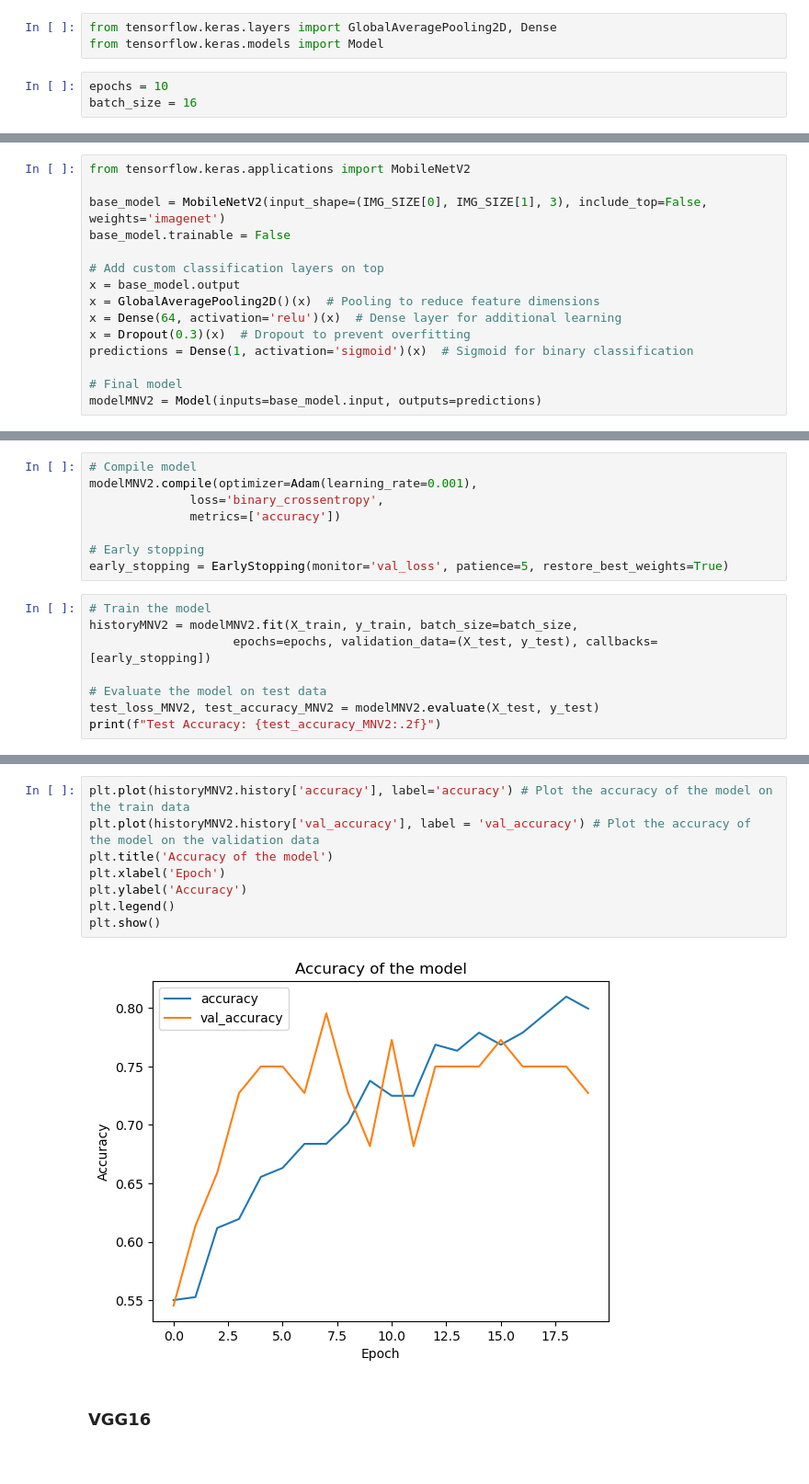
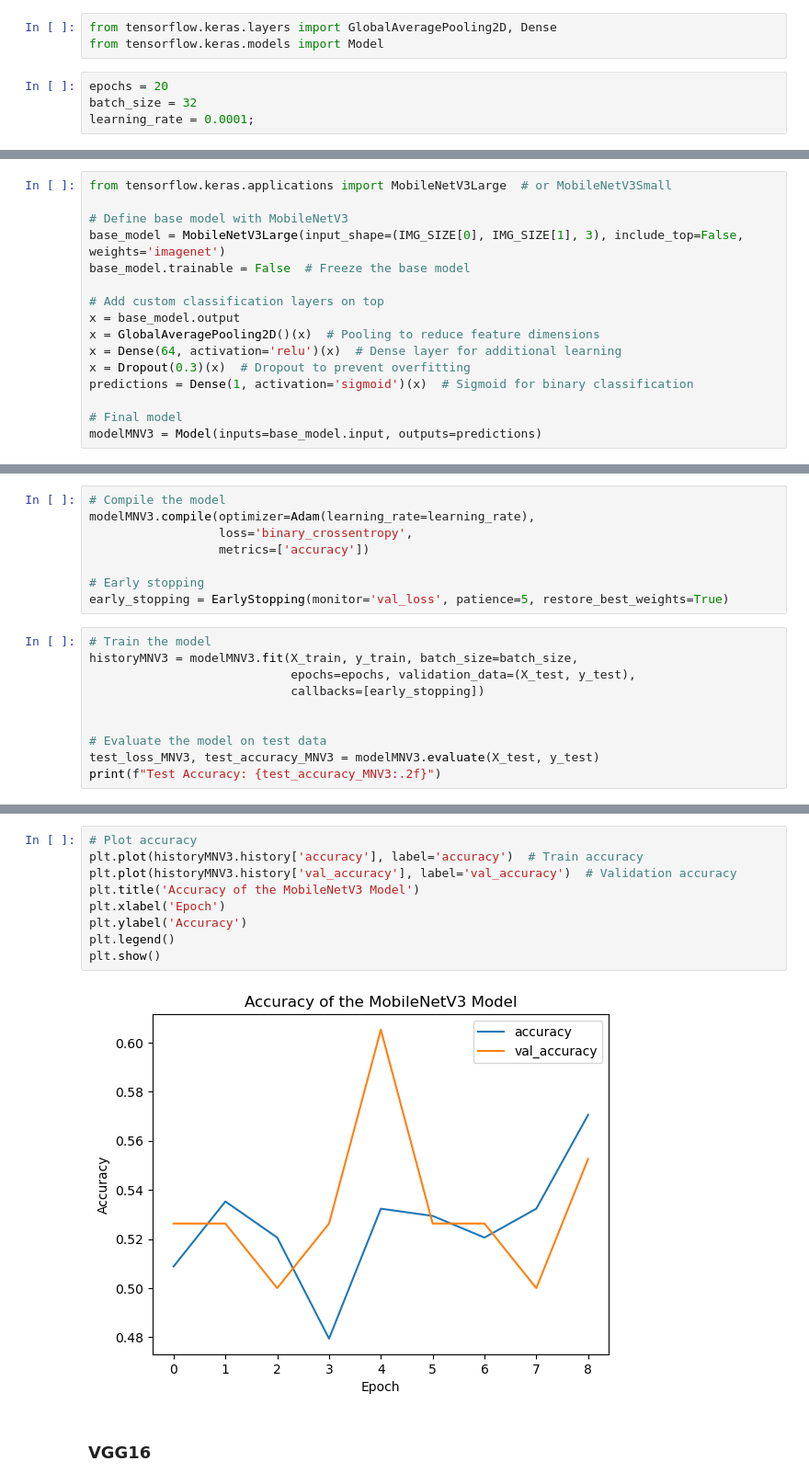
Before and after one commit to NickBres/CoinsRecognition, a Jupyter notebook: alexanderVSjohn.ipynb, the cells around one changed output, grey strips where cells are left out. Shown at 92% size. Cells and saved outputs as stored; diff of their text form.

Commit message:
mobilenet v3

```diff
--- a/alexanderVSjohn.ipynb
+++ b/alexanderVSjohn.ipynb
@@ -318,6 +407,7 @@ for i in range(5):
 from tensorflow.keras.layers import GlobalAveragePooling2D, Dense
 from tensorflow.keras.models import Model
 # %%
-epochs = 10
-batch_size = 16
+epochs = 20
+batch_size = 32
+learning_rate = 0.0001;
 # %% [markdown]
@@ -325,8 +415,9 @@ batch_size = 16
 # %%
-from tensorflow.keras.applications import MobileNetV2
+from tensorflow.keras.applications import MobileNetV3Large  # or MobileNetV3Small
 
-base_model = MobileNetV2(input_shape=(IMG_SIZE[0], IMG_SIZE[1], 3), include_top=False, weights='imagenet')
-base_model.trainable = False
+# Define base model with MobileNetV3
+base_model = MobileNetV3Large(input_shape=(IMG_SIZE[0], IMG_SIZE[1], 3), include_top=False, weights='imagenet')
+base_model.trainable = False  # Freeze the base model
 
 # Add custom classification layers on top
 x = base_model.output
@@ -336,5 +427,5 @@ x = Dropout(0.3)(x)  # Dropout to prevent overfitting
 predictions = Dense(1, activation='sigmoid')(x)  # Sigmoid for binary classification
 
 # Final model
-modelMNV2 = Model(inputs=base_model.input, outputs=predictions)
+modelMNV3 = Model(inputs=base_model.input, outputs=predictions)
 # %% [output]
@@ -342,17 +435,19 @@ WARNING:tensorflow:`input_shape` is undefined or non-square, or `rows` is not in
 # %%
-# Compile model
-modelMNV2.compile(optimizer=Adam(learning_rate=0.001),
-              loss='binary_crossentropy',
-              metrics=['accuracy'])
+# Compile the model
+modelMNV3.compile(optimizer=Adam(learning_rate=learning_rate),
+                  loss='binary_crossentropy',
+                  metrics=['accuracy'])
 
 # Early stopping
 early_stopping = EarlyStopping(monitor='val_loss', patience=5, restore_best_weights=True)
 # %%
 # Train the model
-historyMNV2 = modelMNV2.fit(X_train, y_train, batch_size=batch_size,
-                    epochs=epochs, validation_data=(X_test, y_test), callbacks=[early_stopping])
+historyMNV3 = modelMNV3.fit(X_train, y_train, batch_size=batch_size,
+                            epochs=epochs, validation_data=(X_test, y_test),
+                            callbacks=[early_stopping])
+
 
 # Evaluate the model on test data
-test_loss_MNV2, test_accuracy_MNV2 = modelMNV2.evaluate(X_test, y_test)
-print(f"Test Accuracy: {test_accuracy_MNV2:.2f}")
+test_loss_MNV3, test_accuracy_MNV3 = modelMNV3.evaluate(X_test, y_test)
+print(f"Test Accuracy: {test_accuracy_MNV3:.2f}")
 # %% [output]
@@ -377,13 +474,14 @@ Test Accuracy: 0.58
 # %%
-plt.plot(historyMNV2.history['accuracy'], label='accuracy') # Plot the accuracy of the model on the train data
-plt.plot(historyMNV2.history['val_accuracy'], label = 'val_accuracy') # Plot the accuracy of the model on the validation data
-plt.title('Accuracy of the model')
+# Plot accuracy
+plt.plot(historyMNV3.history['accuracy'], label='accuracy')  # Train accuracy
+plt.plot(historyMNV3.history['val_accuracy'], label='val_accuracy')  # Validation accuracy
+plt.title('Accuracy of the MobileNetV3 Model')
 plt.xlabel('Epoch')
 plt.ylabel('Accuracy')
 plt.legend()
 plt.show()
 # %% [output]
-[figure, old version]
+[figure, new version]
 # %% [markdown]
 ### VGG16
 # %%
```
Also changed, not shown: parts of 23 cells of this notebook.
